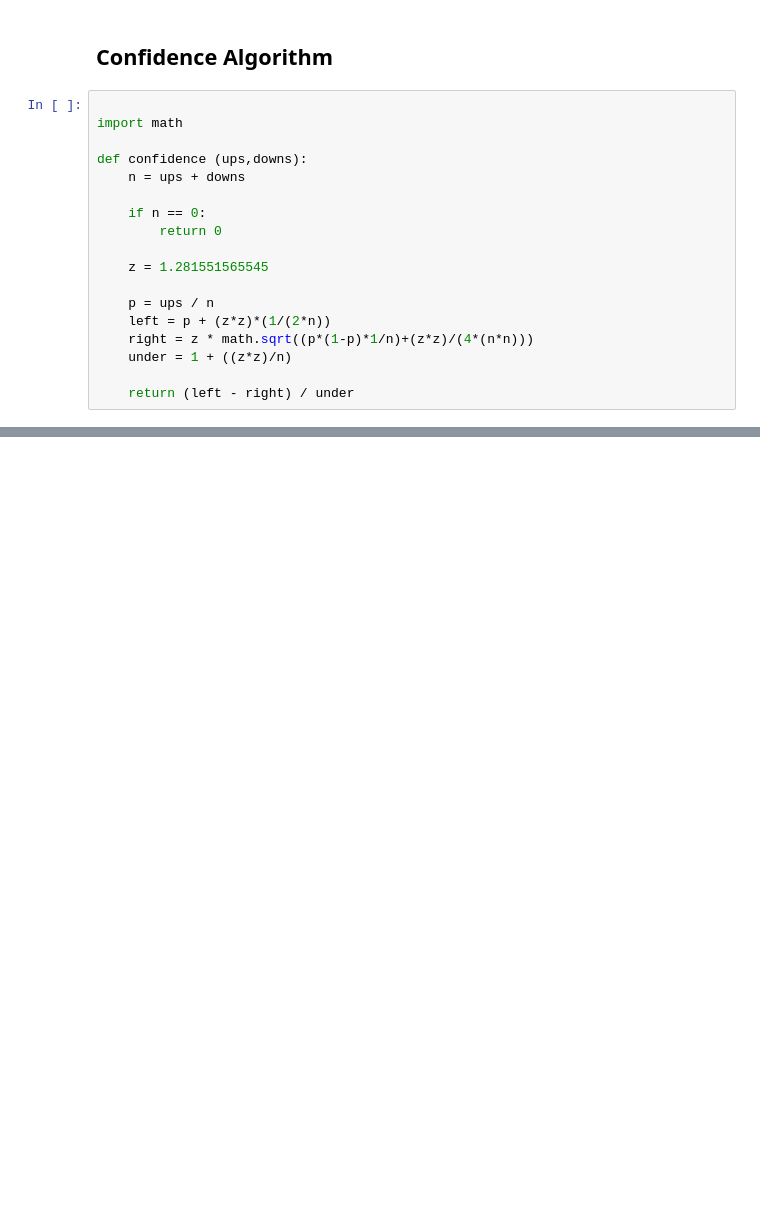
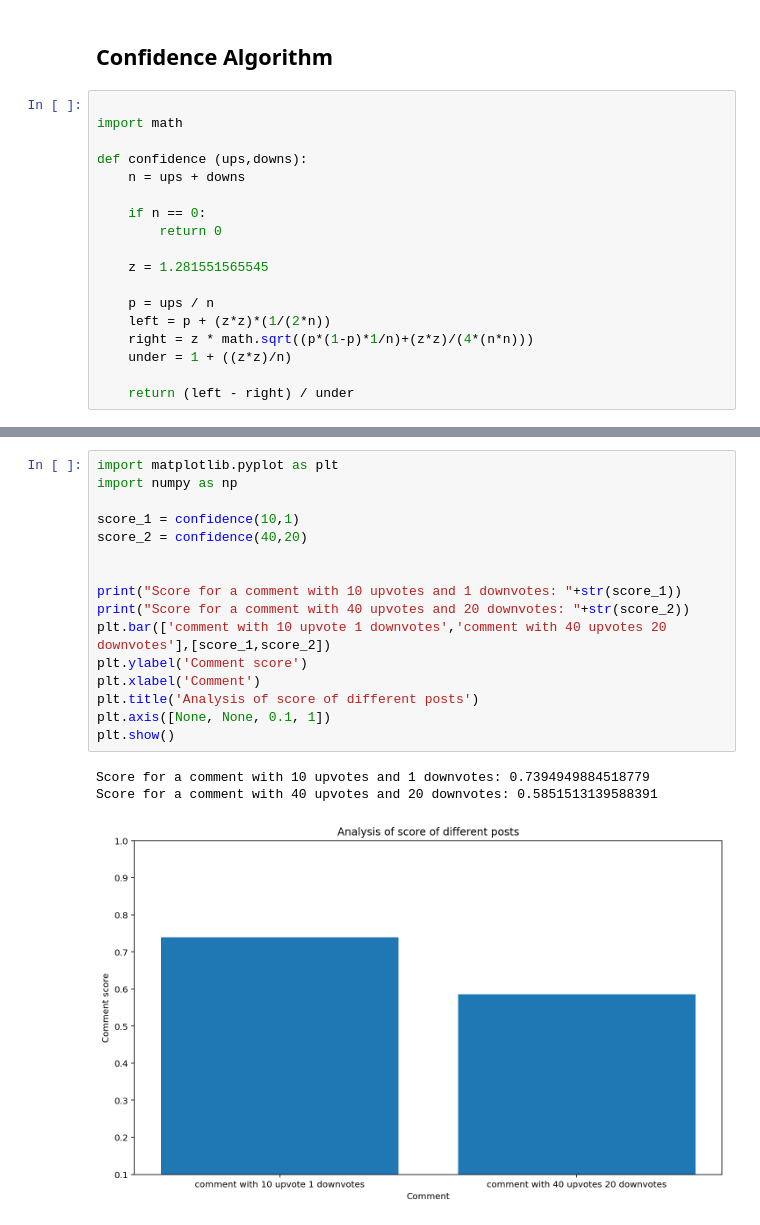
Before and after one commit to jmnmv12/APSEI_assignment3, a Jupyter notebook: Hot_algorithm_notebook.ipynb, the cells around one changed output, grey strips where cells are left out. Cells and saved outputs as stored; diff of their text form; blank space fills up the shorter version.

```diff
--- a/Hot_algorithm_notebook.ipynb
+++ b/Hot_algorithm_notebook.ipynb
@@ -194,0 +214,20 @@ Score for a comment with 1 upvote and 0 downvotes: 0.5851513139588391
+# %%
+import matplotlib.pyplot as plt
+import numpy as np
+
+score_1 = confidence(10,1)
+score_2 = confidence(40,20)
+
+
+print("Score for a comment with 10 upvotes and 1 downvotes: "+str(score_1))
+print("Score for a comment with 40 upvotes and 20 downvotes: "+str(score_2))
+plt.bar(['comment with 10 upvote 1 downvotes','comment with 40 upvotes 20 downvotes'],[score_1,score_2])
+plt.ylabel('Comment score')
+plt.xlabel('Comment')
+plt.title('Analysis of score of different posts')
+plt.axis([None, None, 0.1, 1])
+plt.show()
+# %% [output]
+Score for a comment with 10 upvotes and 1 downvotes: 0.7394949884518779
+Score for a comment with 40 upvotes and 20 downvotes: 0.5851513139588391
+[figure, added]
```
Also changed, not shown: parts of 5 cells of this notebook, 1 other file.
